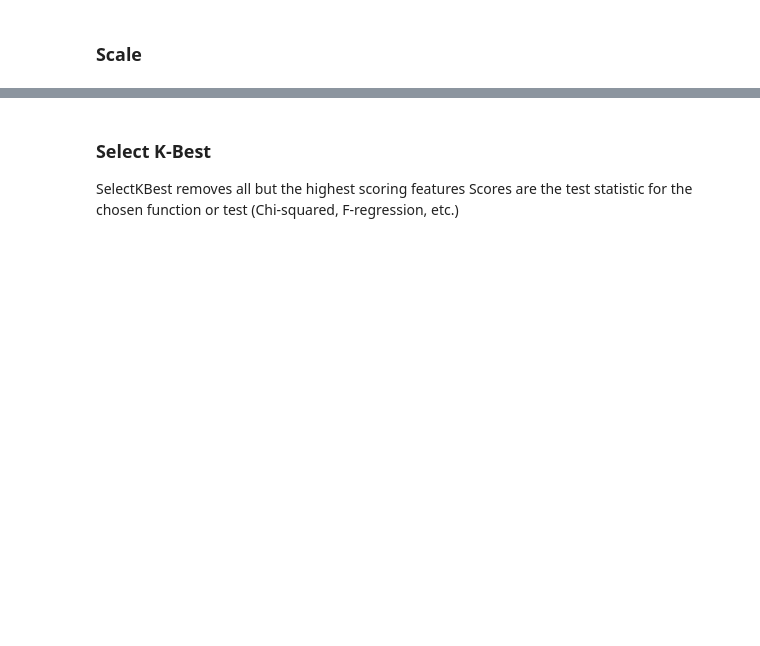
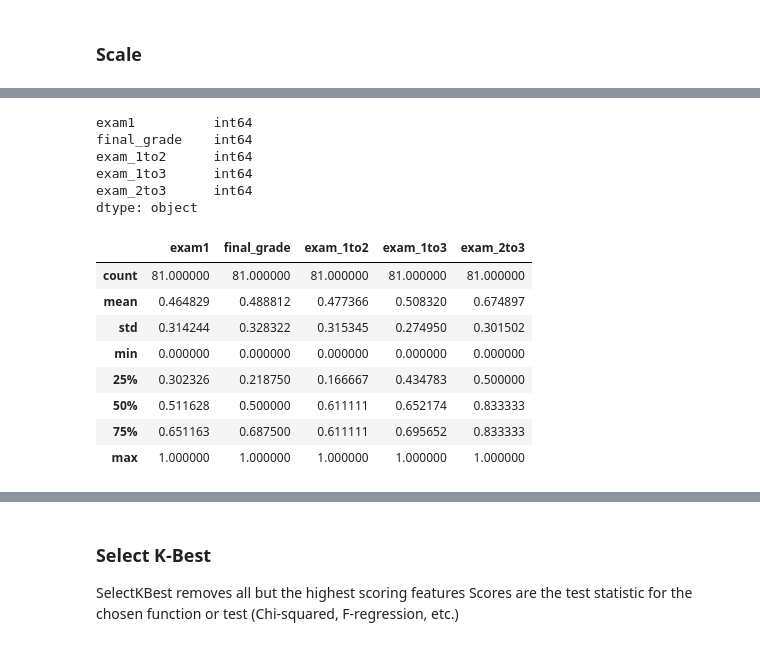
Before and after one commit to CodeupClassroom/bayes-methodologies-exercises, a Jupyter notebook: regression-day4.ipynb, the cells around one changed output, grey strips where cells are left out. Saved outputs shown, nothing was run; the diff lists cells and outputs as text; code cells hidden in the pictures; blank space fills up the shorter version.

```diff
--- a/regression-day4.ipynb
+++ b/regression-day4.ipynb
@@ -46,0 +108,9 @@ recursively remove attributes to meet the number of required features and then b
+# %%
+df.dtypes
+# %% [output]
+exam1          int64
+final_grade    int64
+exam_1to2      int64
+exam_1to3      int64
+exam_2to3      int64
+dtype: object
@@ -46,0 +121,12 @@ recursively remove attributes to meet the number of required features and then b
+# %%
+scaled.describe()
+# %% [output]
+|  | exam1 | final_grade | exam_1to2 | exam_1to3 | exam_2to3 |
+| count | 81.000000 | 81.000000 | 81.000000 | 81.000000 | 81.000000 |
+| mean | 0.464829 | 0.488812 | 0.477366 | 0.508320 | 0.674897 |
+| std | 0.314244 | 0.328322 | 0.315345 | 0.274950 | 0.301502 |
+| min | 0.000000 | 0.000000 | 0.000000 | 0.000000 | 0.000000 |
+| 25% | 0.302326 | 0.218750 | 0.166667 | 0.434783 | 0.500000 |
+| 50% | 0.511628 | 0.500000 | 0.611111 | 0.652174 | 0.833333 |
+| 75% | 0.651163 | 0.687500 | 0.611111 | 0.695652 | 0.833333 |
+| max | 1.000000 | 1.000000 | 1.000000 | 1.000000 | 1.000000 |
```
Also changed, not shown: parts of 19 cells of this notebook.
